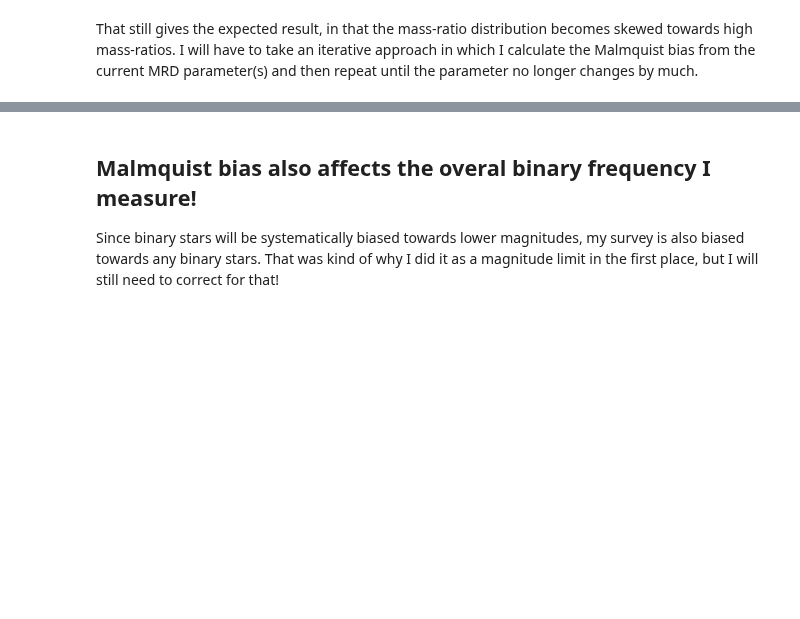
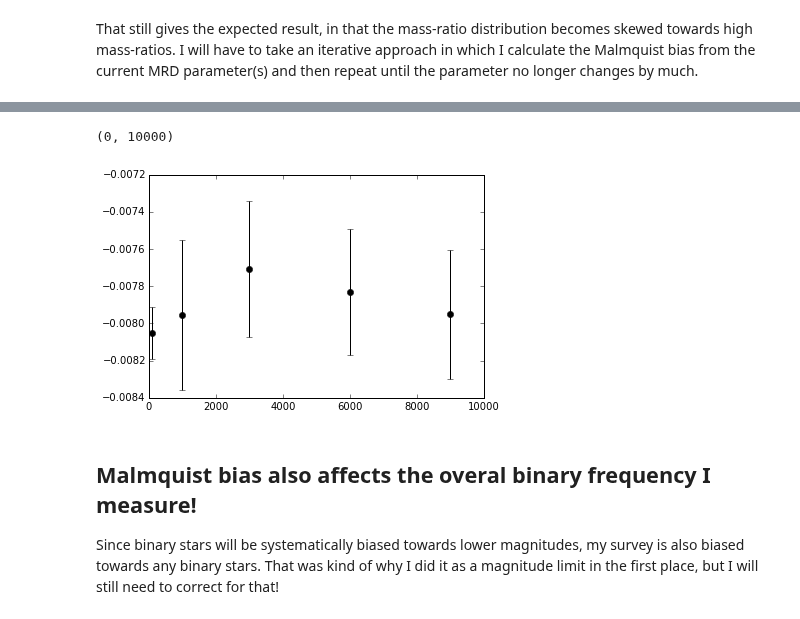
Before and after one commit to kgullikson88/BinaryInference, a Jupyter notebook: Malmquist_Bias.ipynb, the cells around one changed output, grey strips where cells are left out. Drawn from its saved outputs; the diff is of its cells as text; code cells hidden in the pictures; blank space fills up the shorter version.

```diff
--- a/Malmquist_Bias.ipynb
+++ b/Malmquist_Bias.ipynb
@@ -207,0 +278,17 @@ That still gives the expected result, in that the mass-ratio distribution become
+# %%
+Rmax_values = [100, 1000, 3000, 6000, 9000]
+fit_list = []
+fitorder = 5
+n_iter = 3
+coeffs_list = np.empty((len(Rmax_values)*n_iter, fitorder+1))
+for i, Rmax in enumerate(Rmax_values):
+    #fit_list.append([])
+    for n in range(n_iter):
+        print(Rmax, n)
+        fit, _, _, _, _ = get_fit(Rmax, N_total=1e7, fitorder=fitorder, dq=0.05)
+        coeffs_list[n + i*n_iter] = fit.coeffs
+Rmax_list = np.array([np.ones(n_iter)*Rmax for Rmax in Rmax_values]).flatten()
+df = pd.DataFrame(data=dict(Rmax=Rmax_list, a=coeffs_list[:, 5], b=coeffs_list[:, 4],
+                            c=coeffs_list[:, 3], d=coeffs_list[:, 2],
+                            e=coeffs_list[:, 1], f=coeffs_list[:, 0]))
+print(df)
@@ -207,0 +313,4 @@ That still gives the expected result, in that the mass-ratio distribution become
+# %%
+funcs = [np.mean, np.std]
+summary = df.groupby('Rmax').agg(dict(a=funcs, b=funcs, c=funcs, d=funcs, e=funcs, f=funcs))
+summary
@@ -208,3 +340,10 @@ That still gives the expected result, in that the mass-ratio distribution become
+# %%
+subset = summary.b
+plt.errorbar(summary.index, subset['mean'], yerr=subset['std'], fmt='ko')
+plt.xlim((0, 10000))
+# %% [output]
+(0, 10000)
+[figure, added]
 # %% [markdown]
 ## Malmquist bias also affects the overal binary frequency I measure!
 Since binary stars will be systematically biased towards lower magnitudes, my survey is also biased towards any binary stars. That was kind of why I did it as a magnitude limit in the first place, but I will still need to correct for that!
```
Also changed, not shown: parts of 11 cells of this notebook, 2 other files.
